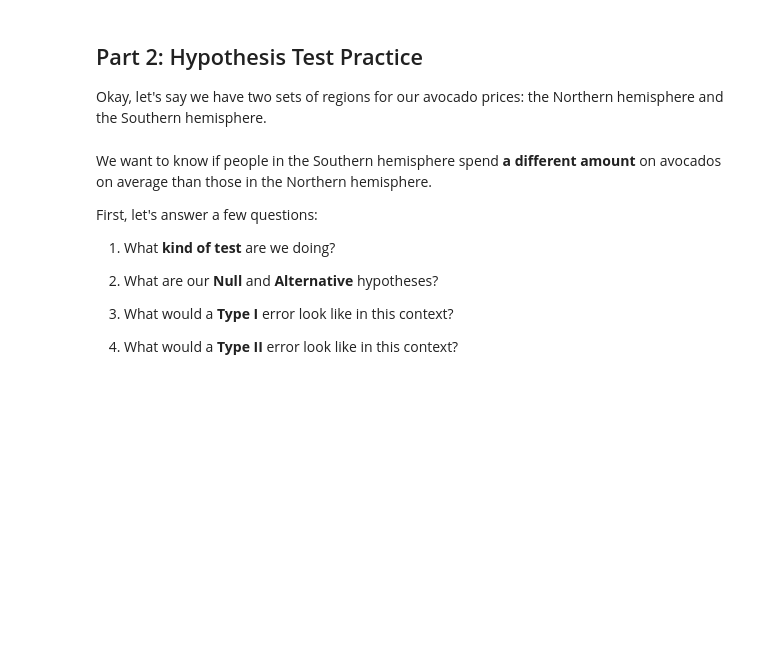
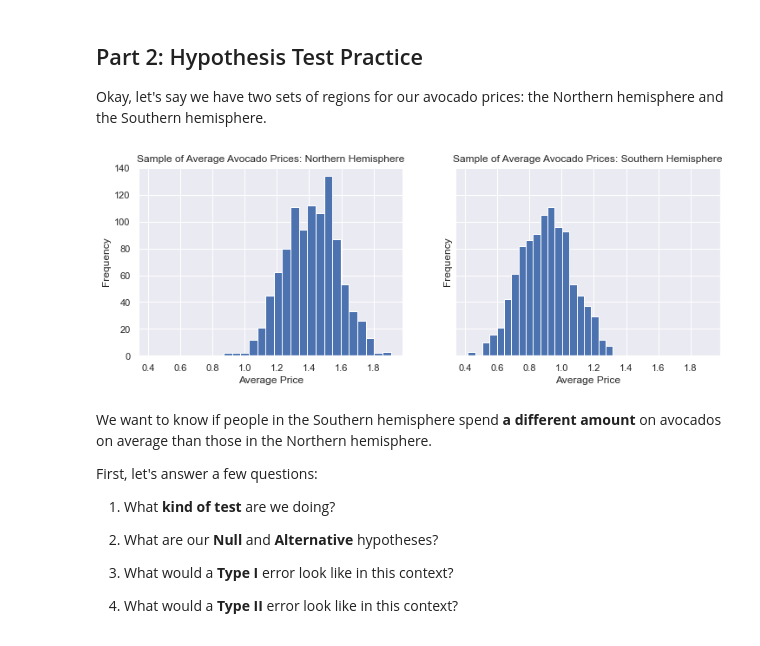
Before and after one commit to zpollats/DS-Live-051622, a Jupyter notebook: Phase2/StatsAvocadoPractice.ipynb, the cells around one changed output. Saved outputs shown, nothing was run; the diff lists cells and outputs as text; code cells hidden in the pictures; blank space fills up the shorter version.

```diff
--- a/Phase2/StatsAvocadoPractice.ipynb
+++ b/Phase2/StatsAvocadoPractice.ipynb
@@ -155,24 +155,26 @@ print(np.percentile(avocado['AveragePrice'], q=75))
 Okay, let's say we have two sets of regions for our avocado prices: the Northern hemisphere and the Southern hemisphere.
 # %%
 # Load the sample data from each hemisphere - two files in the data folder
-northern_hem = None
-southern_hem = None
+northern_hem = pd.read_csv('data/northern_hemisphere.csv')
+southern_hem = pd.read_csv('data/southern_hemisphere.csv')
 # %%
 # Run this cell without changes
 
 # Plot histograms
-fig, (ax1, ax2) = plt.subplots(1, 2, figsize=(12, 4))
+fig, (ax1, ax2) = plt.subplots(1, 2, figsize=(12, 4), sharex=True, sharey=True)
 
 ax1.set_title('Sample of Average Avocado Prices: Northern Hemisphere')
 ax1.set_xlabel('Average Price')
 ax1.set_ylabel('Frequency')
 ax1.hist(northern_hem['Average Price'], bins=20)
 
 ax2.set_title('Sample of Average Avocado Prices: Southern Hemisphere')
 ax2.set_xlabel('Average Price')
 ax2.set_ylabel('Frequency')
 ax2.hist(southern_hem['Average Price'], bins=20)
 plt.show()
+# %% [output]
+[figure, added]
 # %% [markdown]
 We want to know if people in the Southern hemisphere spend **a different amount** on avocados on average than those in the Northern hemisphere.
 
```
Also changed, not shown: parts of 11 cells of this notebook.
